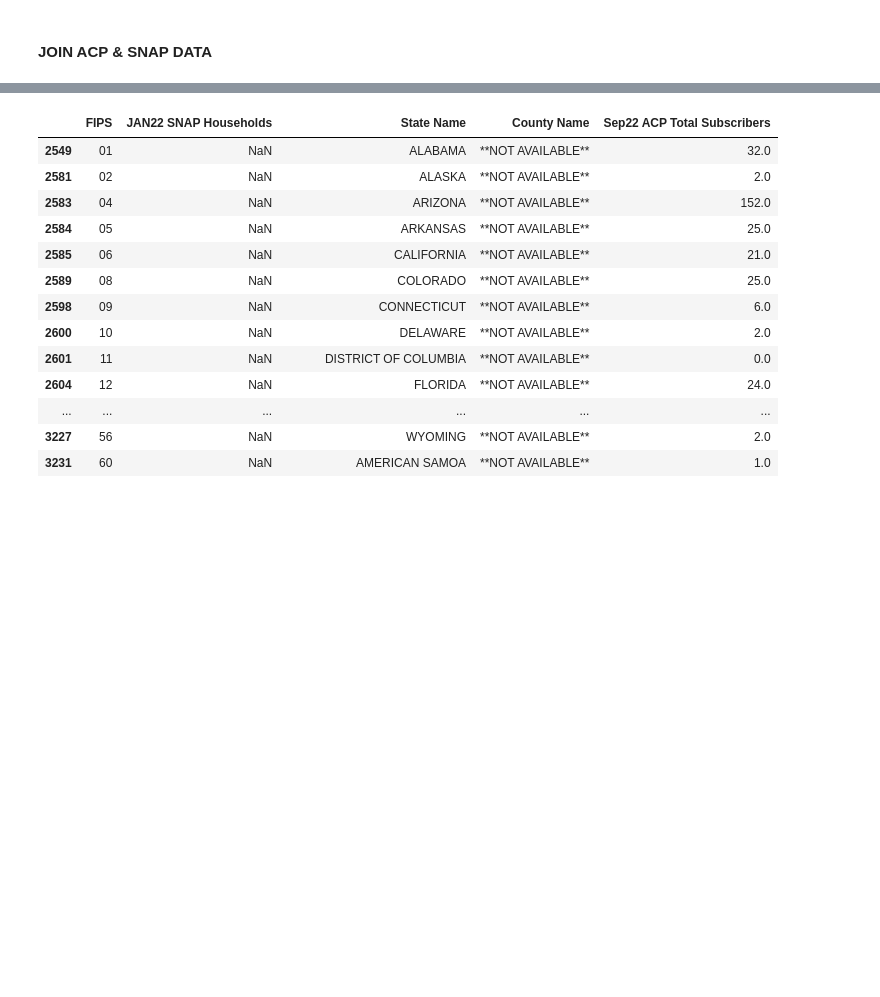
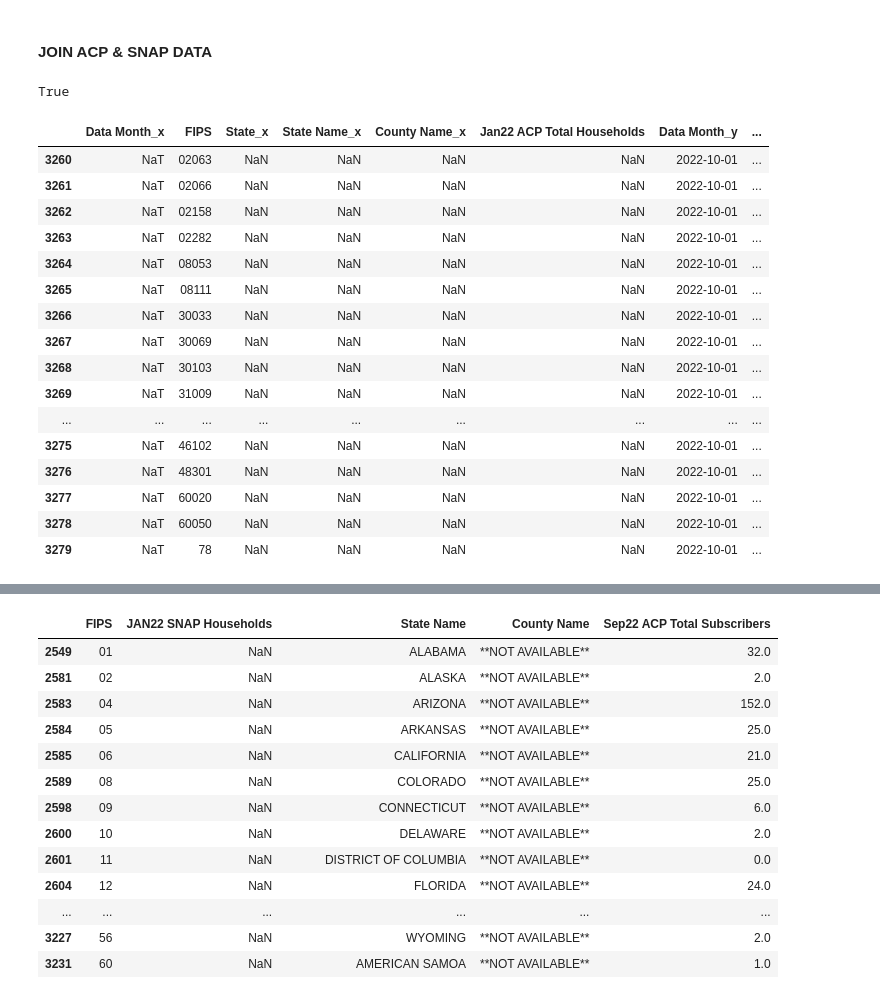
Before and after one commit to datakind/BDT_DataDive_Dec22, a Jupyter notebook: notebooks/BDT DataDive ACP vs SNAP Enrollment.ipynb, the cells around one changed output, grey strips where cells are left out. Drawn from its saved outputs; the diff is of its cells as text; code cells hidden in the pictures; blank space fills up the shorter version.

```diff
--- a/notebooks/BDT DataDive ACP vs SNAP Enrollment.ipynb
+++ b/notebooks/BDT DataDive ACP vs SNAP Enrollment.ipynb
@@ -457,3 +477,32 @@ ajan22.to_csv('../data-sources/acp/ajan22.csv')
 aoct22.to_csv('../data-sources/acp/aoct22.csv')
 # %% [markdown]
 #### JOIN ACP & SNAP DATA
+# %%
+df = pd.merge(ajan22.assign(FIPS=ajan22.FIPS.astype(str)),
+              aoct22.assign(FIPS=aoct22.FIPS.astype(str)),
+              how='right', on='FIPS')
+# %%
+#check for null
+df.isnull().values.any()
+# %% [output]
+True
+# %%
+df[df.isnull().any(axis=1)]
+# %% [output]
+|  | Data Month_x | FIPS | State_x | State Name_x | County Name_x | Jan22 ACP Total Households | Data Month_y | ... |
+| 3260 | NaT | 02063 | NaN | NaN | NaN | NaN | 2022-10-01 | ... |
+| 3261 | NaT | 02066 | NaN | NaN | NaN | NaN | 2022-10-01 | ... |
+| 3262 | NaT | 02158 | NaN | NaN | NaN | NaN | 2022-10-01 | ... |
+| 3263 | NaT | 02282 | NaN | NaN | NaN | NaN | 2022-10-01 | ... |
+| 3264 | NaT | 08053 | NaN | NaN | NaN | NaN | 2022-10-01 | ... |
+| 3265 | NaT | 08111 | NaN | NaN | NaN | NaN | 2022-10-01 | ... |
+| 3266 | NaT | 30033 | NaN | NaN | NaN | NaN | 2022-10-01 | ... |
+| 3267 | NaT | 30069 | NaN | NaN | NaN | NaN | 2022-10-01 | ... |
+| 3268 | NaT | 30103 | NaN | NaN | NaN | NaN | 2022-10-01 | ... |
+| 3269 | NaT | 31009 | NaN | NaN | NaN | NaN | 2022-10-01 | ... |
+| ... | ... | ... | ... | ... | ... | ... | ... | ... |
+| 3275 | NaT | 46102 | NaN | NaN | NaN | NaN | 2022-10-01 | ... |
+| 3276 | NaT | 48301 | NaN | NaN | NaN | NaN | 2022-10-01 | ... |
+| 3277 | NaT | 60020 | NaN | NaN | NaN | NaN | 2022-10-01 | ... |
+| 3278 | NaT | 60050 | NaN | NaN | NaN | NaN | 2022-10-01 | ... |
+| 3279 | NaT | 78 | NaN | NaN | NaN | NaN | 2022-10-01 | ... |
```
Also changed, not shown: parts of 21 cells of this notebook, 1 other file.
